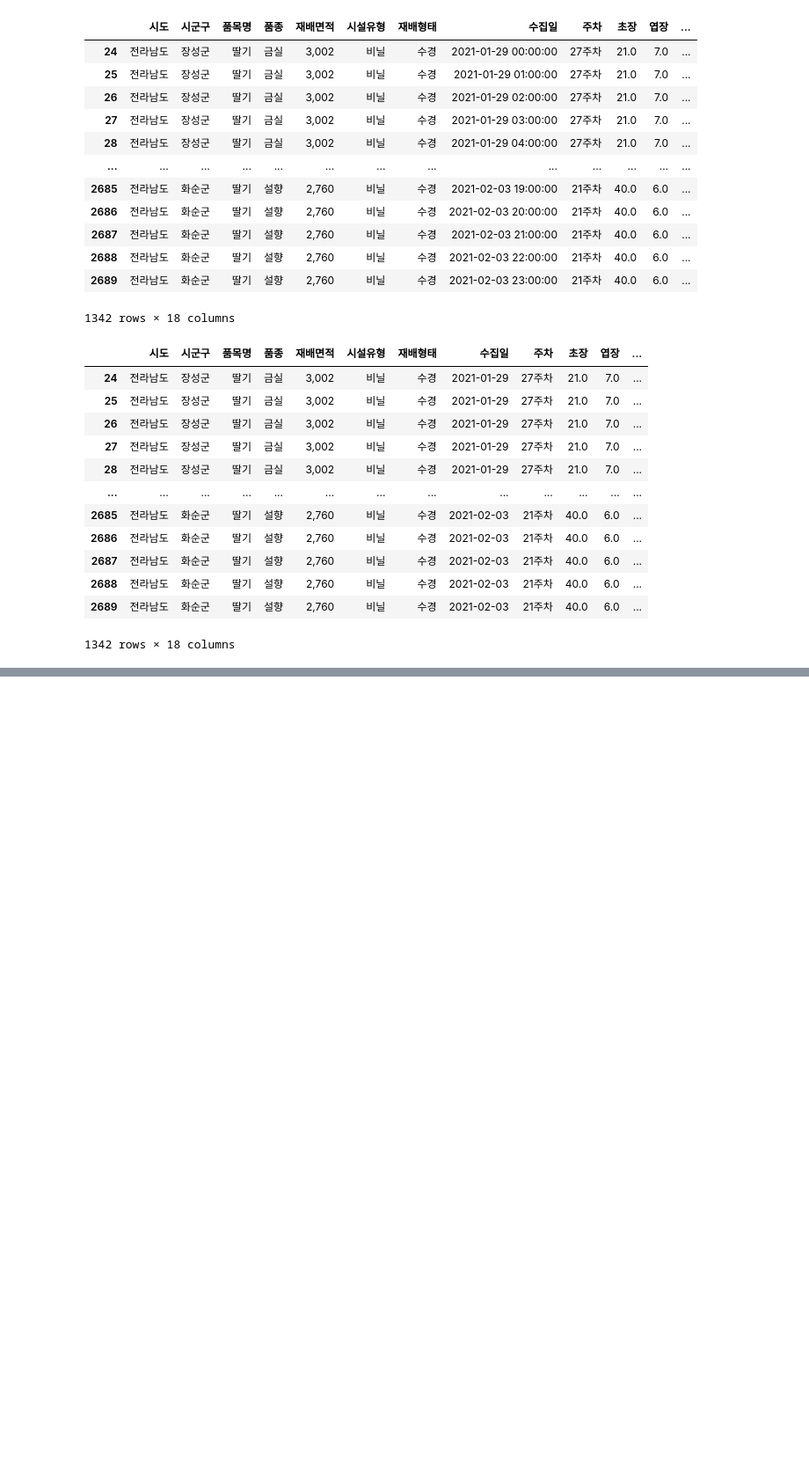
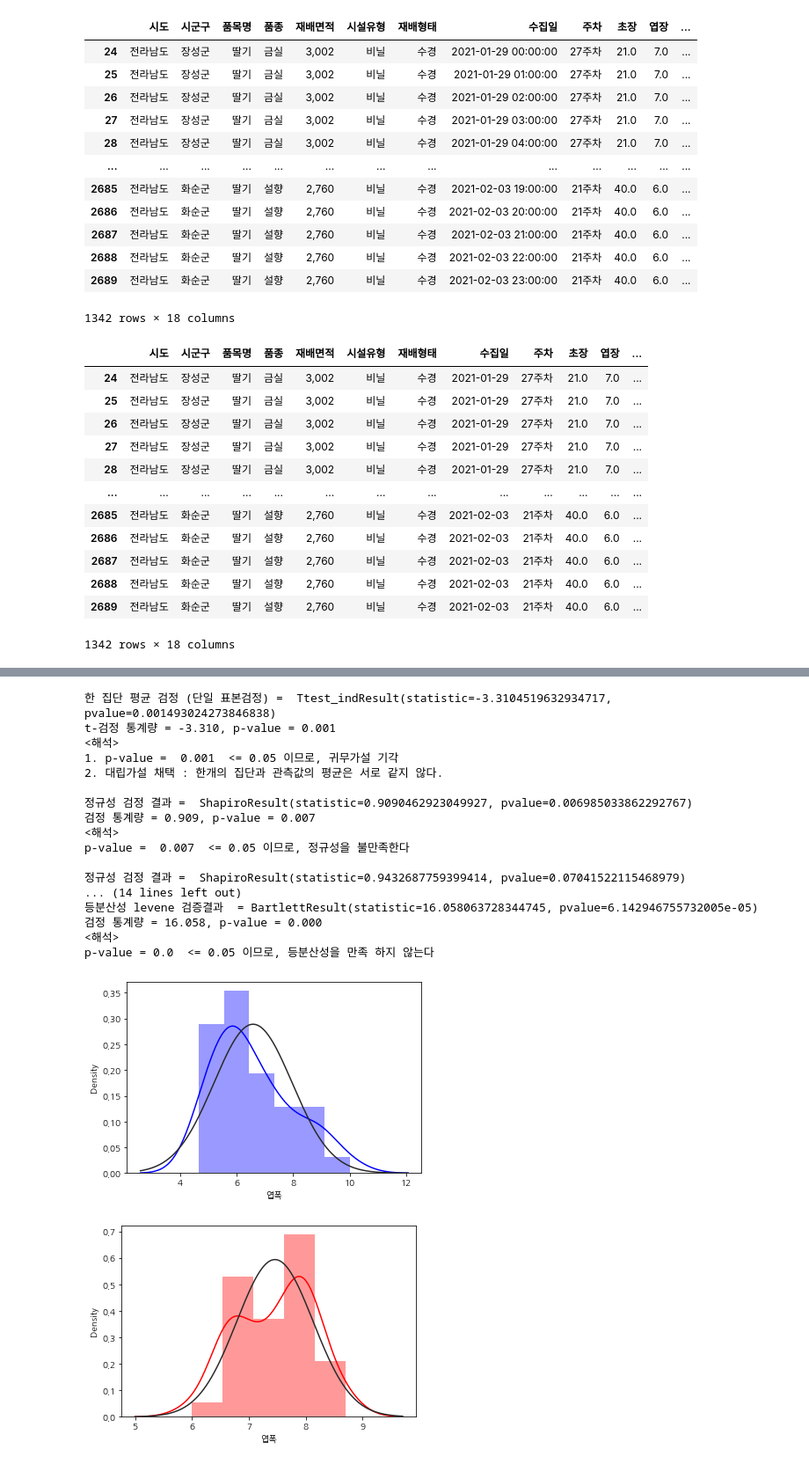
Before and after one commit to JIDONGJU/StudyPython22, a Jupyter notebook: 220614~/mini_project2/데이터수집.ipynb, the cells around one changed output, grey strips where cells are left out. Shown at 88% size. Drawn from its saved outputs; the diff is of its cells as text; code cells hidden in the pictures; blank space fills up the shorter version.

```diff
--- a/220614~/mini_project2/데이터수집.ipynb
+++ b/220614~/mini_project2/데이터수집.ipynb
@@ -487,0 +583,27 @@ total.groupby(total['수집일']).mean()
+# %%
+two_stats(test['엽폭'], normal['엽폭'])
+# stats.norm : 정규 분포 표시
+sns.distplot(test['엽폭'], fit=stats.norm, color='blue')
+plt.show()
+sns.distplot(normal['엽폭'], fit=stats.norm, color='red')
+plt.show()
+# %% [output]
+한 집단 평균 검정 (단일 표본검정) =  Ttest_indResult(statistic=-3.3104519632934717, pvalue=0.001493024273846838)
+t-검정 통계량 = -3.310, p-value = 0.001
+<해석>
+1. p-value =  0.001  <= 0.05 이므로, 귀무가설 기각
+2. 대립가설 채택 : 한개의 집단과 관측값의 평균은 서로 같지 않다.
+
+정규성 검정 결과 =  ShapiroResult(statistic=0.9090462923049927, pvalue=0.006985033862292767)
+검정 통계량 = 0.909, p-value = 0.007
+<해석>
+p-value =  0.007  <= 0.05 이므로, 정규성을 불만족한다
+
+정규성 검정 결과 =  ShapiroResult(statistic=0.9432687759399414, pvalue=0.07041522115468979)
+... (14 lines left out)
+등분산성 levene 검증결과  = BartlettResult(statistic=16.058063728344745, pvalue=6.142946755732005e-05)
+검정 통계량 = 16.058, p-value = 0.000
+<해석>
+p-value = 0.0  <= 0.05 이므로, 등분산성을 만족 하지 않는다
+[figure, added]
+[figure, added]
```
Also changed, not shown: parts of 33 cells of this notebook.
